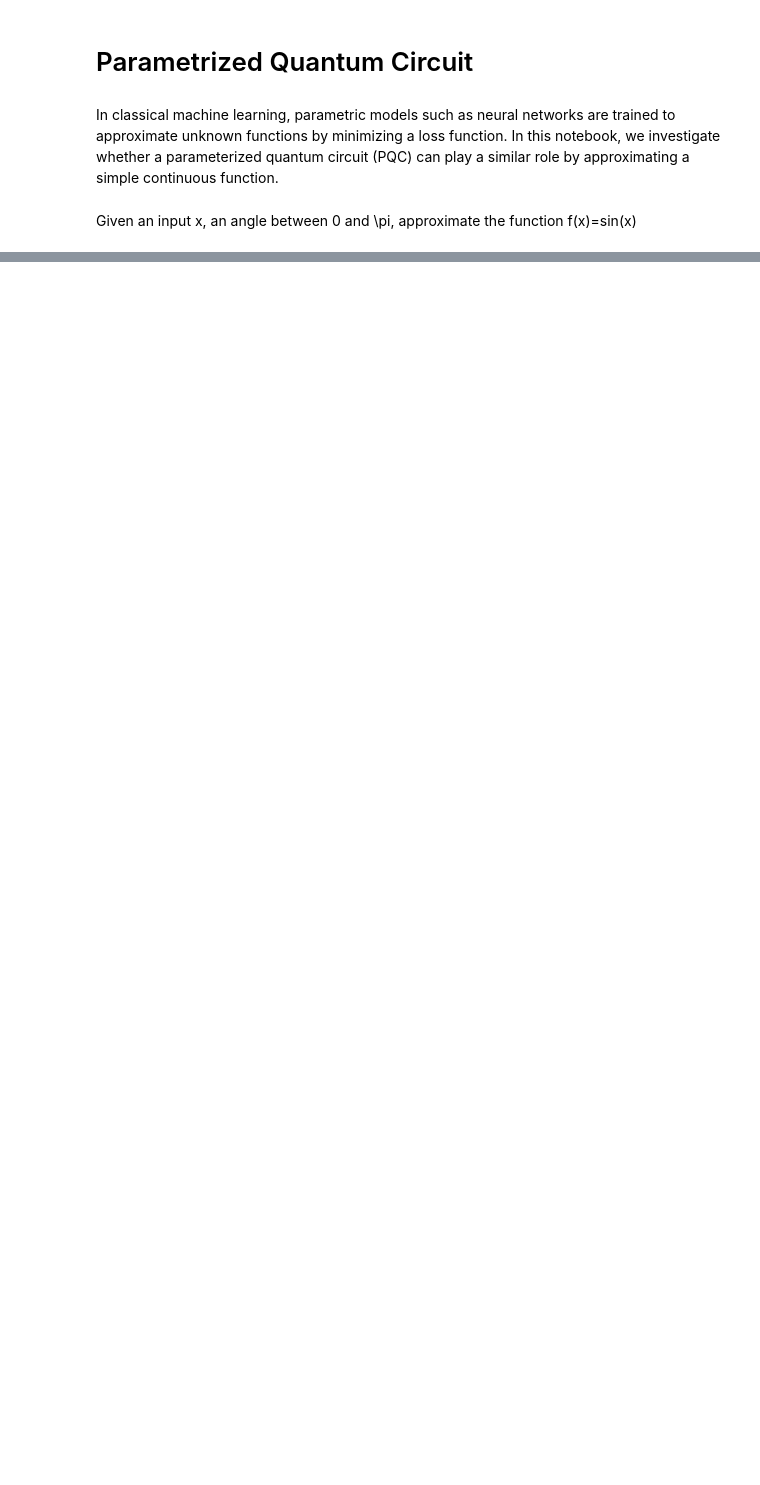
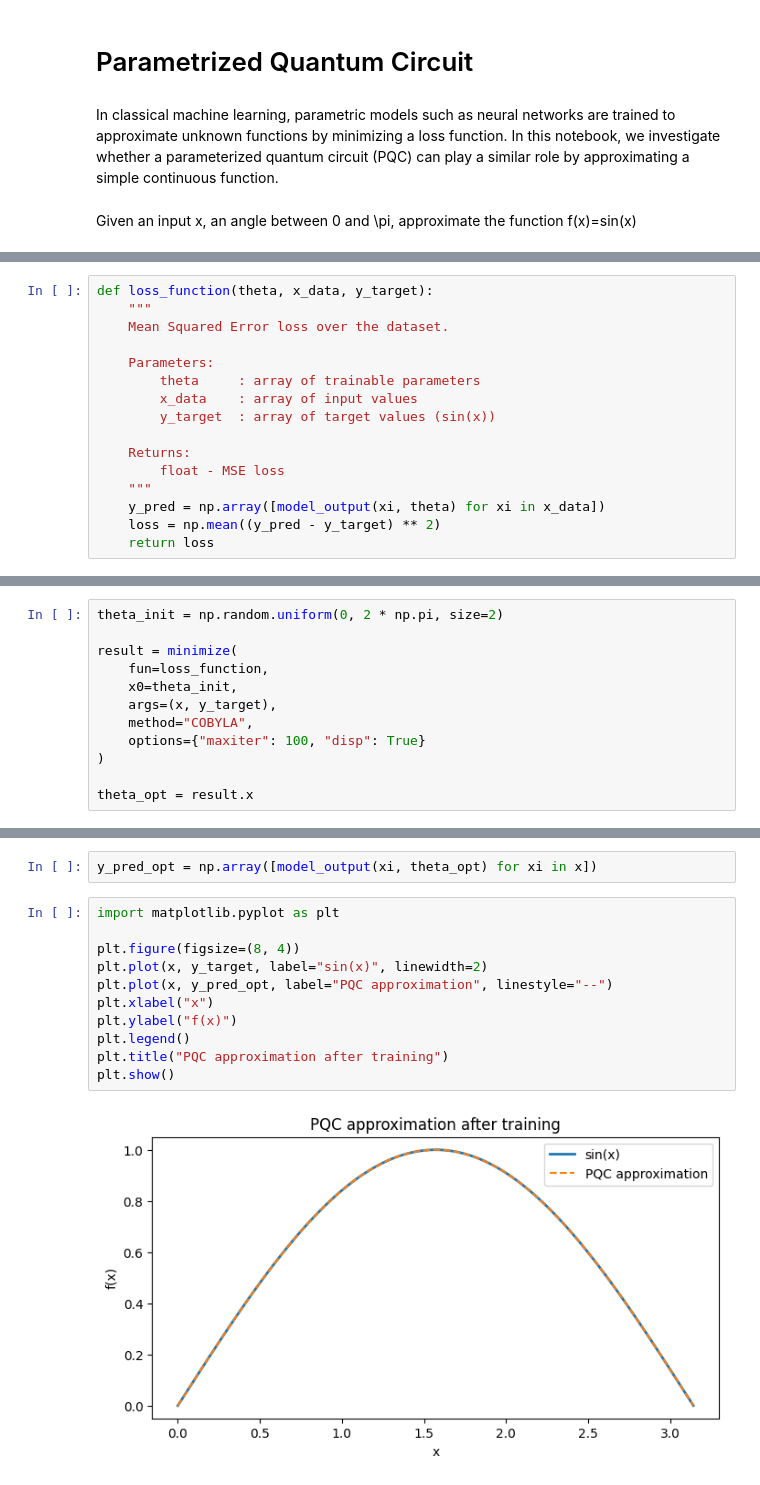
Before and after one commit to jparrado23/Quantum-Computing-Introduction, a Jupyter notebook: notebooks/parametrized_quantum_circuit.ipynb, the cells around one changed output, grey strips where cells are left out. Saved outputs shown, nothing was run; the diff lists cells and outputs as text; blank space fills up the shorter version.

```diff
--- a/notebooks/parametrized_quantum_circuit.ipynb
+++ b/notebooks/parametrized_quantum_circuit.ipynb
@@ -30,0 +218,16 @@ print("✓ Libraries imported successfully")
+# %%
+def loss_function(theta, x_data, y_target):
+    """
+    Mean Squared Error loss over the dataset.
+
+    Parameters:
+        theta     : array of trainable parameters
+        x_data    : array of input values
+        y_target  : array of target values (sin(x))
+
+    Returns:
+        float - MSE loss
+    """
+    y_pred = np.array([model_output(xi, theta) for xi in x_data])
+    loss = np.mean((y_pred - y_target) ** 2)
+    return loss
@@ -30,0 +250,12 @@ print("✓ Libraries imported successfully")
+# %%
+theta_init = np.random.uniform(0, 2 * np.pi, size=2)
+
+result = minimize(
+    fun=loss_function,
+    x0=theta_init,
+    args=(x, y_target),
+    method="COBYLA",
+    options={"maxiter": 100, "disp": True}
+)
+
+theta_opt = result.x
@@ -30,0 +274,15 @@ print("✓ Libraries imported successfully")
+# %%
+y_pred_opt = np.array([model_output(xi, theta_opt) for xi in x])
+# %%
+import matplotlib.pyplot as plt
+
+plt.figure(figsize=(8, 4))
+plt.plot(x, y_target, label="sin(x)", linewidth=2)
+plt.plot(x, y_pred_opt, label="PQC approximation", linestyle="--")
+plt.xlabel("x")
+plt.ylabel("f(x)")
+plt.legend()
+plt.title("PQC approximation after training")
+plt.show()
+# %% [output]
+[figure, added]
```
Also changed, not shown: parts of 51 cells of this notebook.
